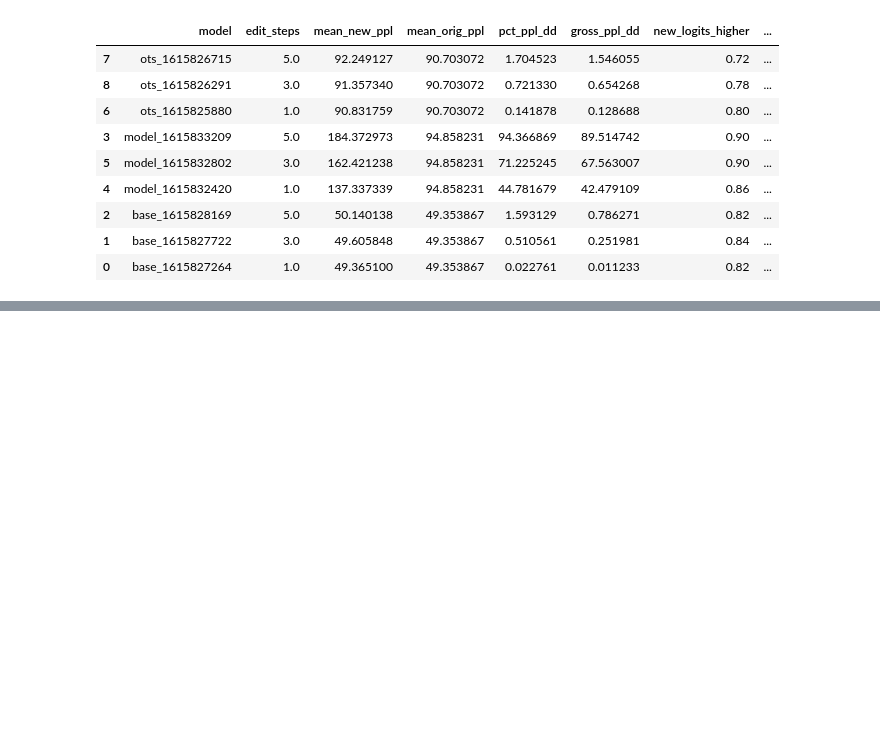
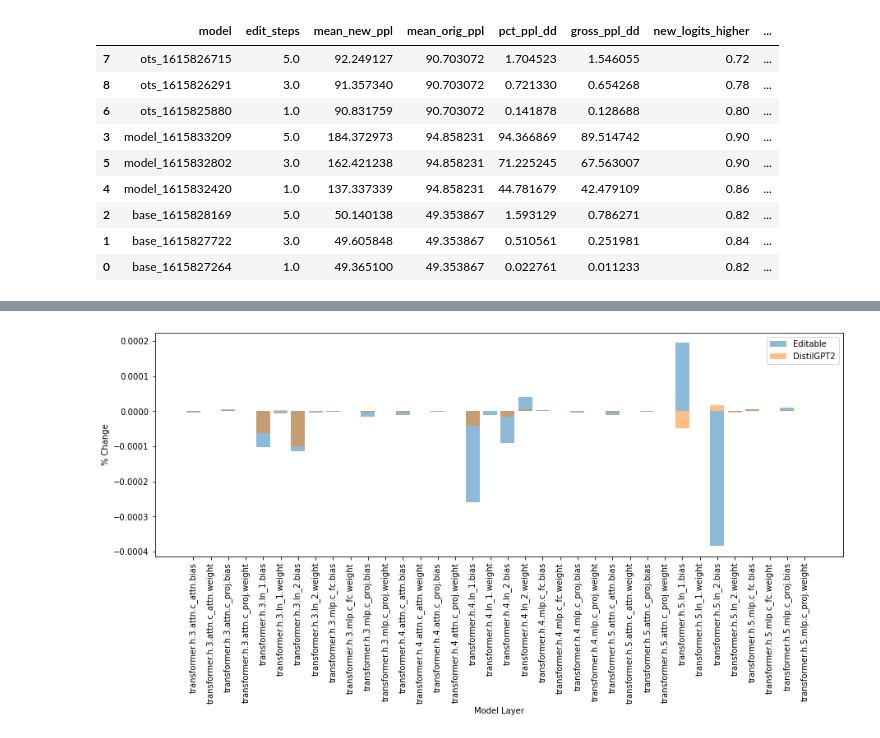
Before and after one commit to spencerbraun/editable_nlp, a Jupyter notebook: eval/Model_Comparisons.ipynb, the cells around one changed output, grey strips where cells are left out. Cells and saved outputs as stored; diff of their text form; code cells hidden in the pictures; blank space fills up the shorter version.

```diff
--- a/eval/Model_Comparisons.ipynb
+++ b/eval/Model_Comparisons.ipynb
@@ -387,0 +536,29 @@ comps.summary()
+# %%
+change_trained = pd.DataFrame(vizChange(model))
+change_ots = pd.DataFrame(vizChange(model_ots))
+# %%
+plt.bar((change_trained
+#          .loc[df.layer.apply(lambda x: 'mlp' in x)]
+        .groupby('layer')
+        .change.mean().reset_index().layer),
+        (change_trained
+#         .loc[df.layer.apply(lambda x: 'mlp' in x)]
+        .groupby('layer')
+        .change.mean().reset_index().change), alpha=0.5, label='Editable')
+
+plt.bar((change_ots
+#          .loc[df.layer.apply(lambda x: 'mlp' in x)]
+        .groupby('layer')
+        .change.mean().reset_index().layer),
+        (change_ots
+#         .loc[df.layer.apply(lambda x: 'mlp' in x)]
+        .groupby('layer')
+        .change.mean().reset_index().change), alpha=0.5, label='DistilGPT2')
+
+plt.legend()
+plt.xticks(rotation='vertical')
+plt.ylabel("% Change")
+plt.xlabel("Model Layer")
+plt.show()
+# %% [output]
+[figure, added]
```
Also changed, not shown: parts of 23 cells of this notebook, 4 other files.
